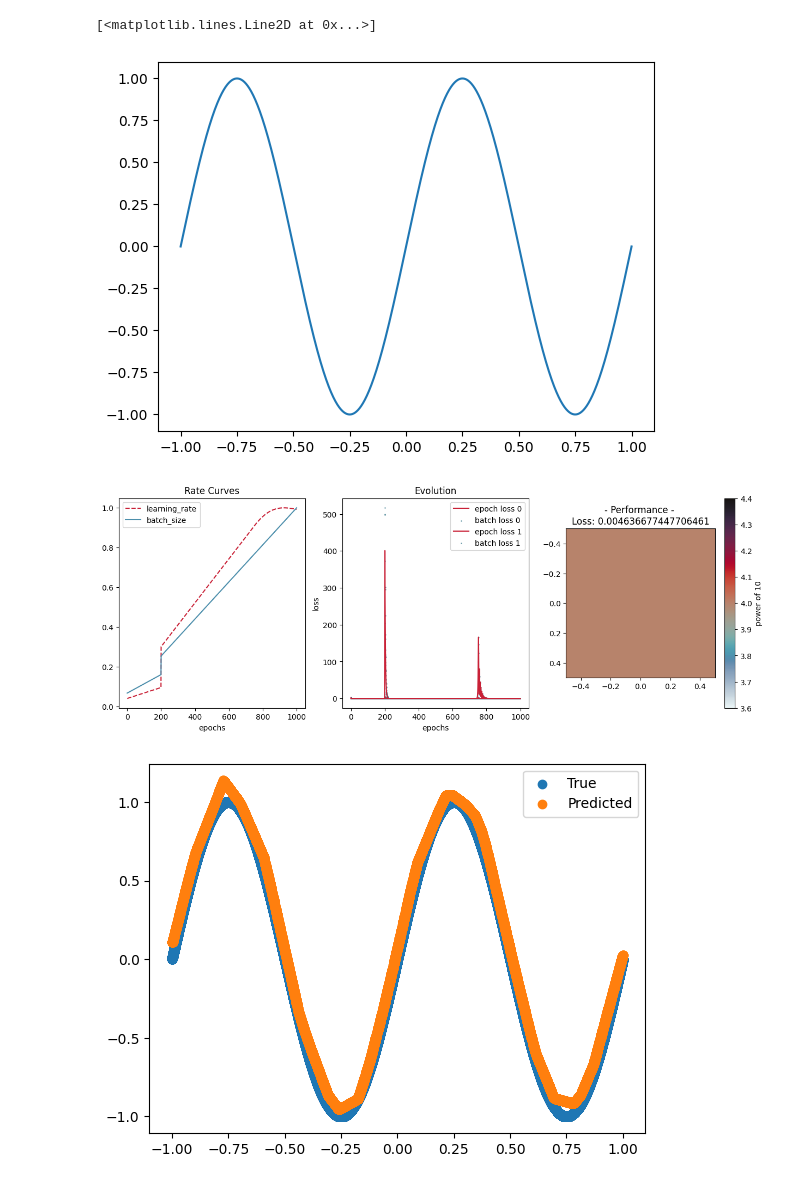
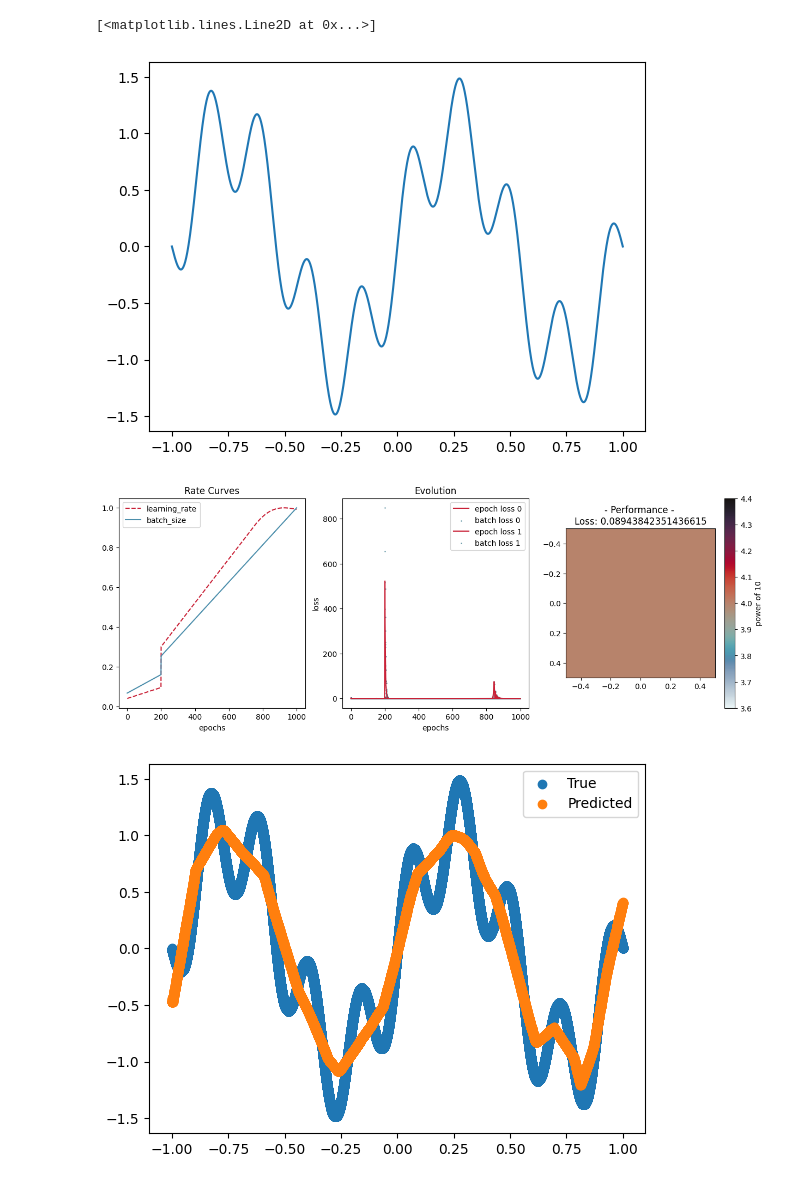
Before and after one commit to akhilsadam/pho-ices-ml, a Jupyter notebook: FL/fl3.ipynb, the cells around one changed output. Saved outputs shown, nothing was run; the diff lists cells and outputs as text; code cells hidden in the pictures.

```diff
--- a/FL/fl3.ipynb
+++ b/FL/fl3.ipynb
@@ -17,13 +17,13 @@ from FL import FL
 from display import*
 # %%
 Xs = np.linspace(-1,1,40000)
-Ys = np.sin(Xs*2*np.pi) #+ 0.5*np.sin(Xs*9*np.pi)
+Ys = np.sin(Xs*2*np.pi) + 0.5*np.sin(Xs*9*np.pi)
 from matplotlib import pyplot as plt
 plt.plot(Xs,Ys)
 # a three layer nn can represent any multivariate function (continuous or discontinuous) https://arxiv.org/abs/2012.03016
 # %% [output]
 [<matplotlib.lines.Line2D at 0x...>]
-[figure, old version]
+[figure, new version]
 # %%
 device = torch.device("cuda:0" if torch.cuda.is_available() else "cpu")
 p = np.random.permutation(len(Xs))
@@ -50,11 +50,11 @@ net = FL(device, sizes, delta, k, opttype=opt, bias=True) # expect 1.6% error ra
 report = D.train(net, train_X, train_y, start_batch_size=2000)
 ecran(net, test_X, test_y, torch.nn.MSELoss(), report, classification=False)
 # %% [output]
-[figure, old version]
+[figure, new version]
 # %%
 plt.scatter(Xs,Ys,label='True')
 plt.scatter(test_X.detach().cpu().numpy(),net(test_X).detach().cpu().numpy(),label='Predicted')
 plt.legend()
 plt.show()
 # %% [output]
-[figure, old version]
+[figure, new version]
```
Also changed, not shown: parts of 6 cells of this notebook, 1 other file.
